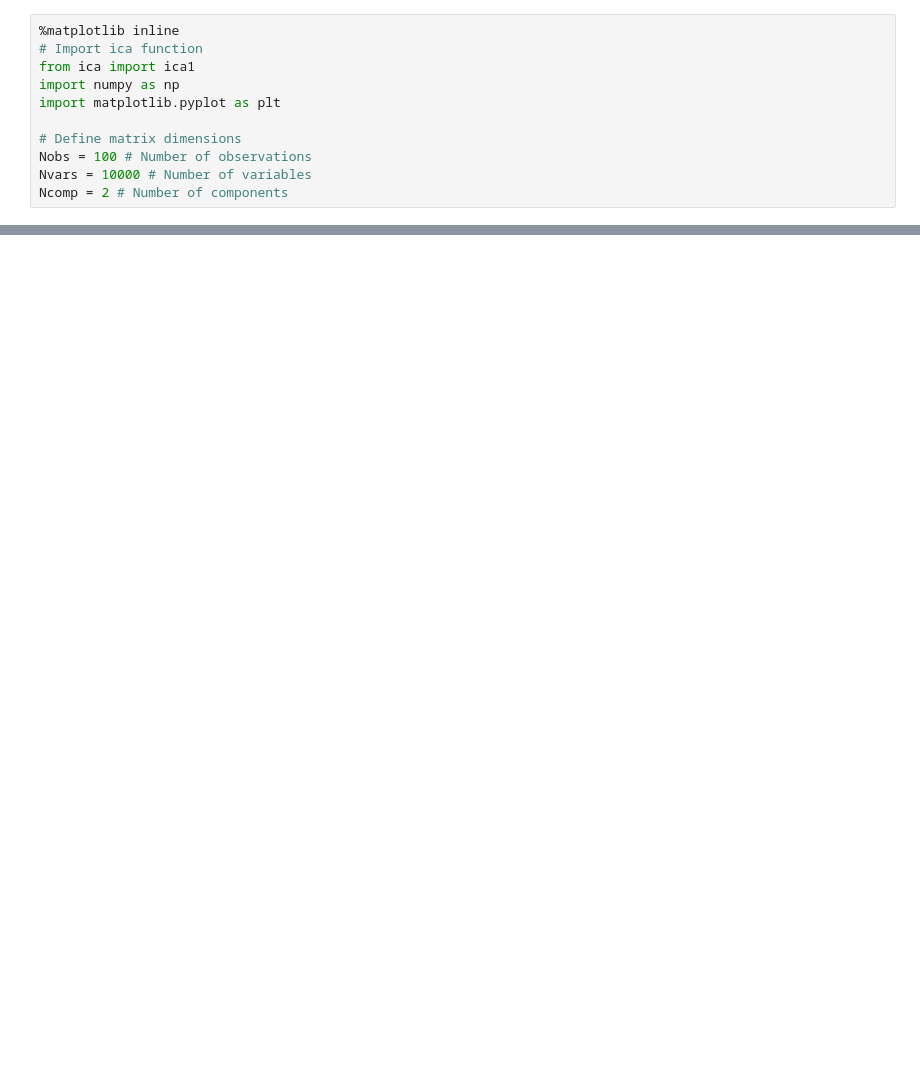
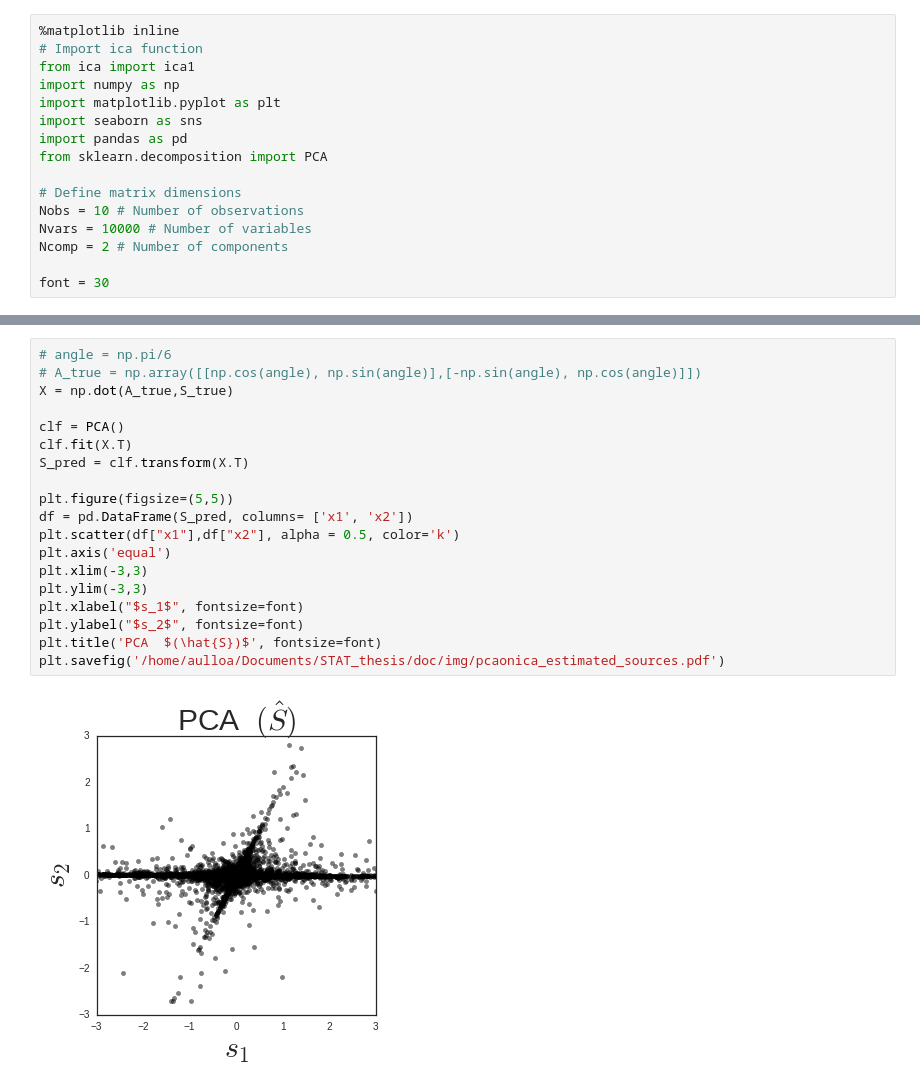
Before and after one commit to alvarouc/ica, a Jupyter notebook: ICA-DEMO.ipynb, the cells around one changed output, grey strips where cells are left out. Drawn from its saved outputs; the diff is of its cells as text; blank space fills up the shorter version.

```diff
--- a/ICA-DEMO.ipynb
+++ b/ICA-DEMO.ipynb
@@ -4,8 +4,13 @@
 from ica import ica1
 import numpy as np
 import matplotlib.pyplot as plt
+import seaborn as sns
+import pandas as pd
+from sklearn.decomposition import PCA
 
 # Define matrix dimensions
-Nobs = 100 # Number of observations
+Nobs = 10 # Number of observations
 Nvars = 10000 # Number of variables
 Ncomp = 2 # Number of components
+
+font = 30
@@ -36,0 +79,21 @@ Step 75: Lrate 7.7e-06,Wchange 4.3e-07,Angle 106.62
+# %%
+# angle = np.pi/6
+# A_true = np.array([[np.cos(angle), np.sin(angle)],[-np.sin(angle), np.cos(angle)]])
+X = np.dot(A_true,S_true)
+
+clf = PCA()
+clf.fit(X.T)
+S_pred = clf.transform(X.T)
+
+plt.figure(figsize=(5,5))
+df = pd.DataFrame(S_pred, columns= ['x1', 'x2'])
+plt.scatter(df["x1"],df["x2"], alpha = 0.5, color='k')
+plt.axis('equal')
+plt.xlim(-3,3)
+plt.ylim(-3,3)
+plt.xlabel("$s_1$", fontsize=font)
+plt.ylabel("$s_2$", fontsize=font)
+plt.title('PCA  $(\hat{S})$', fontsize=font)
+plt.savefig('/home/aulloa/Documents/STAT_thesis/doc/img/pcaonica_estimated_sources.pdf')
+# %% [output]
+[figure, added]
```
Also changed, not shown: parts of 7 cells of this notebook, 2 other files.
